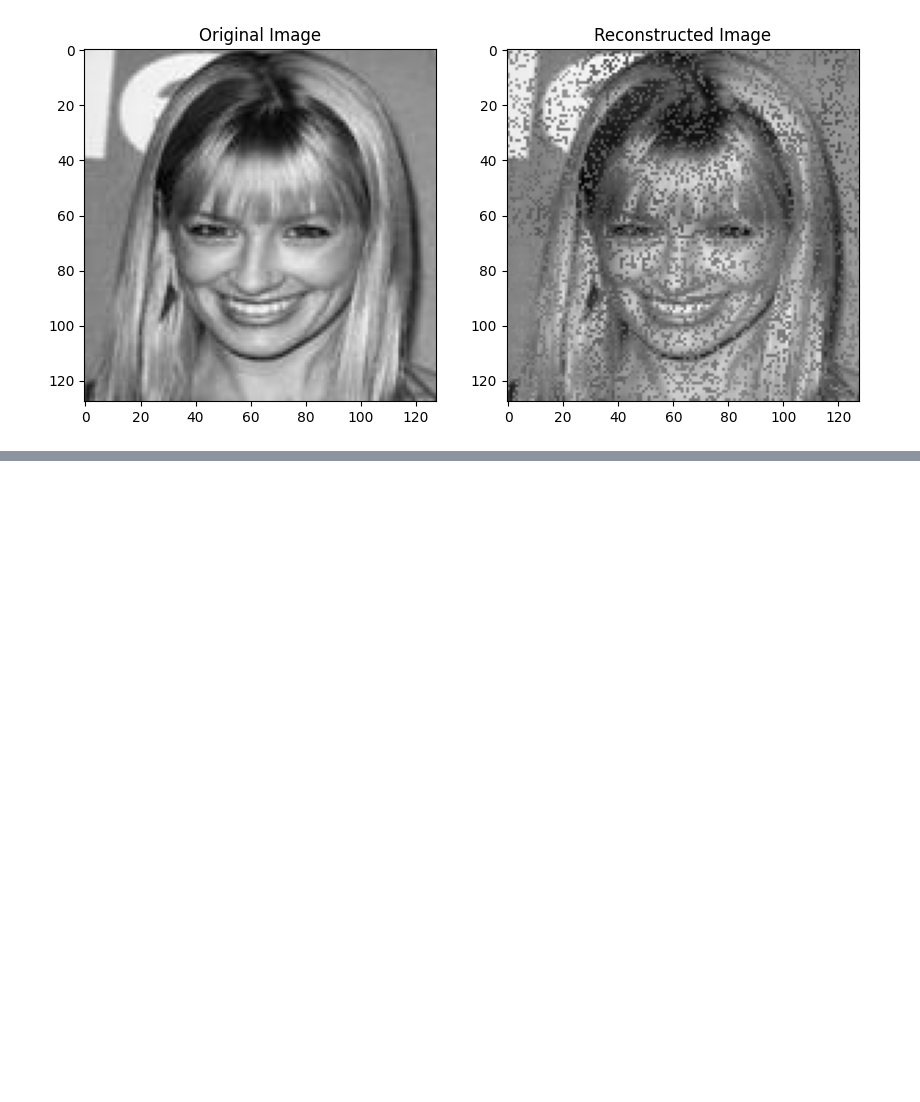
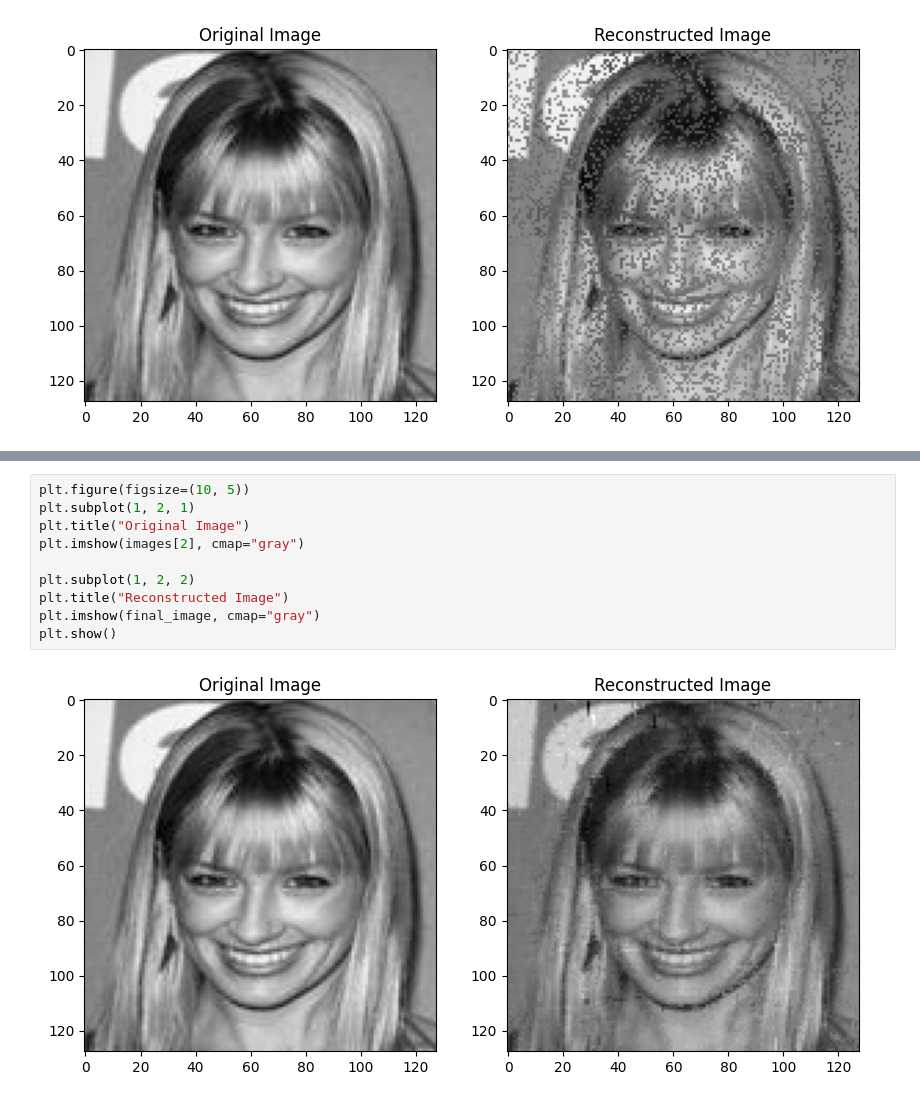
Before and after one commit to lzkostina/606-Project-, a Jupyter notebook: main_notebook.ipynb, the cells around one changed output, grey strips where cells are left out. Saved outputs shown, nothing was run; the diff lists cells and outputs as text; blank space fills up the shorter version.

```diff
--- a/main_notebook.ipynb
+++ b/main_notebook.ipynb
@@ -203,0 +228,12 @@ plt.show()
+# %%
+plt.figure(figsize=(10, 5))
+plt.subplot(1, 2, 1)
+plt.title("Original Image")
+plt.imshow(images[2], cmap="gray")
+
+plt.subplot(1, 2, 2)
+plt.title("Reconstructed Image")
+plt.imshow(final_image, cmap="gray")
+plt.show()
+# %% [output]
+[figure, added]
```
Also changed, not shown: parts of 10 cells of this notebook, 2 other files.
